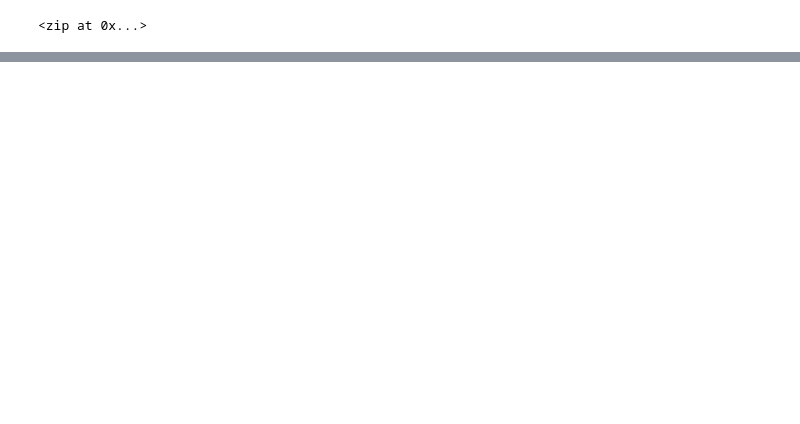
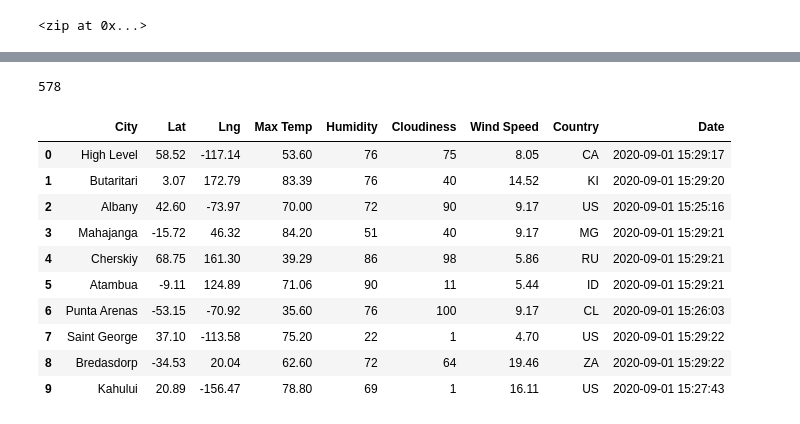
Before and after one commit to tfoster-ut/World_Weather_Analysis, a Jupyter notebook: WeatherPy.ipynb, the cells around one changed output, grey strips where cells are left out. Cells and saved outputs as stored; diff of their text form; code cells hidden in the pictures; blank space fills up the shorter version.

```diff
--- a/WeatherPy.ipynb
+++ b/WeatherPy.ipynb
@@ -34,0 +41,4 @@ len(cities)
+# %%
+# Starting URL for Weather Map API Call.
+url = "http://api.openweathermap.org/data/2.5/weather?units=Imperial&APPID=" + weather_api_key
+print(url)
@@ -34,0 +125,19 @@ len(cities)
+# %%
+len(city_data)
+# %% [output]
+578
+# %%
+city_data_df = pd.DataFrame(city_data)
+city_data_df.head(10)
+# %% [output]
+|  | City | Lat | Lng | Max Temp | Humidity | Cloudiness | Wind Speed | Country | Date |
+| 0 | High Level | 58.52 | -117.14 | 53.60 | 76 | 75 | 8.05 | CA | 2020-09-01 15:29:17 |
+| 1 | Butaritari | 3.07 | 172.79 | 83.39 | 76 | 40 | 14.52 | KI | 2020-09-01 15:29:20 |
+| 2 | Albany | 42.60 | -73.97 | 70.00 | 72 | 90 | 9.17 | US | 2020-09-01 15:25:16 |
+| 3 | Mahajanga | -15.72 | 46.32 | 84.20 | 51 | 40 | 9.17 | MG | 2020-09-01 15:29:21 |
+| 4 | Cherskiy | 68.75 | 161.30 | 39.29 | 86 | 98 | 5.86 | RU | 2020-09-01 15:29:21 |
+| 5 | Atambua | -9.11 | 124.89 | 71.06 | 90 | 11 | 5.44 | ID | 2020-09-01 15:29:21 |
+| 6 | Punta Arenas | -53.15 | -70.92 | 35.60 | 76 | 100 | 9.17 | CL | 2020-09-01 15:26:03 |
+| 7 | Saint George | 37.10 | -113.58 | 75.20 | 22 | 1 | 4.70 | US | 2020-09-01 15:29:22 |
+| 8 | Bredasdorp | -34.53 | 20.04 | 62.60 | 72 | 64 | 19.46 | ZA | 2020-09-01 15:29:22 |
+| 9 | Kahului | 20.89 | -156.47 | 78.80 | 69 | 1 | 16.11 | US | 2020-09-01 15:27:43 |
```
Also changed, not shown: parts of 7 cells of this notebook, 3 other files.
